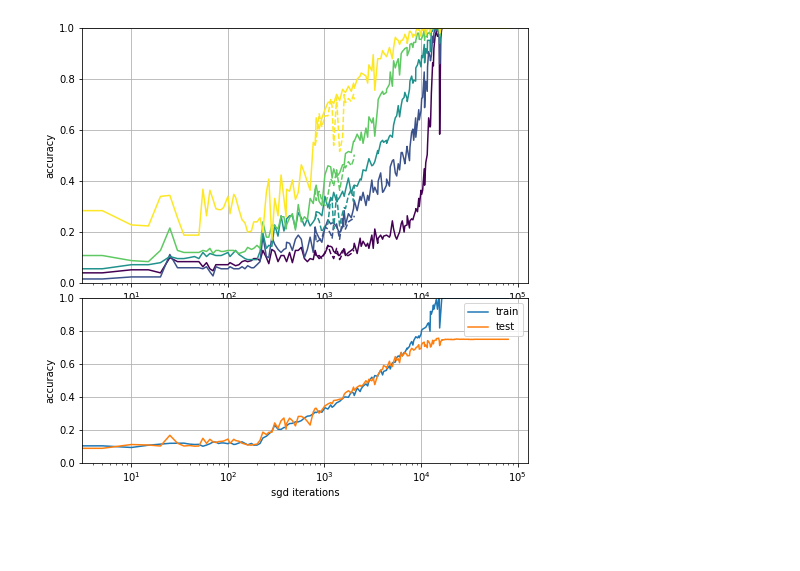
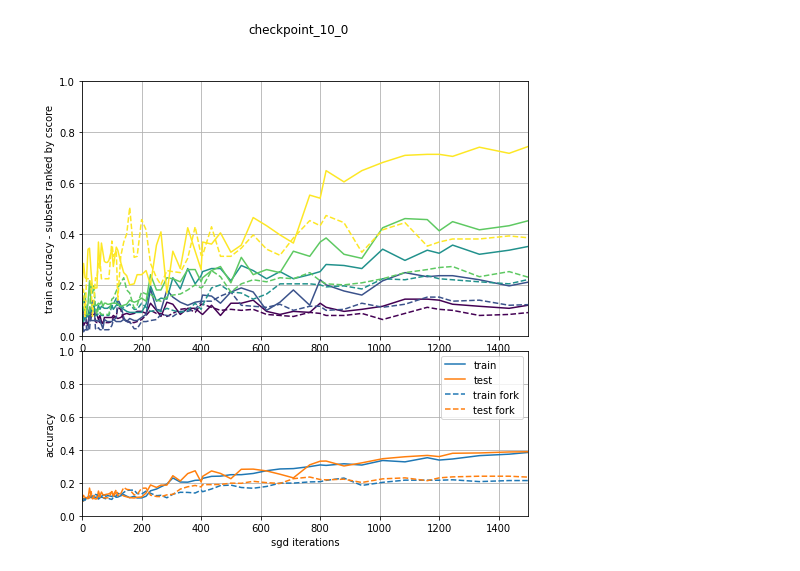
Before and after one commit to tfjgeorge/lazy_vs_hasty, a Jupyter notebook: exp_cifar/binned_cscores_acc.ipynb, the cells around one changed output. Cells and saved outputs as stored; diff of their text form; code cells hidden in the pictures; blank space fills up the shorter version.

```diff
--- a/exp_cifar/binned_cscores_acc.ipynb
+++ b/exp_cifar/binned_cscores_acc.ipynb
@@ -1,10 +1,12 @@
 # %%
+from matplotlib.colors import Normalize
 import pandas as pd
 import matplotlib.pyplot as plt
 import numpy as np
 from matplotlib.pyplot import cm
+from utils import path_to_dict
 
-path = './results/alpha=1.0,batch_size=125,depth=0,diff=0.0,diff_type=random,epochs=200,l2=0.0,lr=0.02,mom=0.0,task=cifar10_resnet18,track_accs=True,width=0'
+path = 'results/alpha=1.0,batch_size=125,depth=0,diff=0.0,diff_type=random,epochs=200,l2=0.0,lr=0.02,mom=0.0,task=cifar10_resnet18,track_accs=True,width=0'
 
 d = pd.read_pickle(os.path.join(path, 'log.pkl'))
 # %%
@@ -14,37 +24,56 @@ d_fork = pd.read_pickle(os.path.join(path_fork, 'log.pkl'))
 # %%
-accs = []
-for i, r in d.iterrows():
-    accs.append(r['train_accs'])
+def concatenate_acc_loss(d):
+    accs = []
+    losses = []
+    for i, r in d.iterrows():
+        accs.append(r['train_accs'])
+        losses.append(r['train_losses'])
 
-accs = np.array(accs)
+    accs = np.array(accs)
+    losses = np.array(losses)
+
+    return accs, losses
+
+accs, losses = concatenate_acc_loss(d)
 # %%
 accs_fork = []
+losses_fork = []
 for i, r in d_fork.iterrows():
+    losses_fork.append(r['train_losses'])
     accs_fork.append(r['train_accs'])
 
 accs_fork = np.array(accs_fork)
+losses_fork = np.array(losses_fork)
 # %%
+# xlims = (0, 20000)
+xlims = (0, 1500)
+
 plt.figure(figsize=(8, 8))
+plt.suptitle(checkpoint_name)
 plt.subplot2grid((5, 1), (0, 0), rowspan=3)
 cmap = cm.viridis(np.linspace(0, 1, 5))
 for i in range(5):
     plt.plot(d['iteration'], accs[:, i], color=cmap[i])
     plt.plot(d_fork['iteration'], accs_fork[:, i], '--', color=cmap[i])
-plt.xscale('log')
-plt.ylabel('accuracy')
+# plt.xscale('log')
+plt.xlim(*xlims)
+plt.ylabel('train accuracy - subsets ranked by cscore')
 plt.ylim(0, 1)
 plt.grid()
 
 plt.subplot2grid((5, 1), (3, 0), rowspan=2)
-plt.plot(d['iteration'], d['train_acc'], label='train')
-plt.plot(d['iteration'], d['test_acc'], label='test')
+axis_train = plt.plot(d['iteration'], d['train_acc'], label='train')
+axis_test = plt.plot(d['iteration'], d['test_acc'], label='test')
+plt.plot(d_fork['iteration'], d_fork['train_acc'], '--', label='train fork', color=axis_train[0].get_color())
+plt.plot(d_fork['iteration'], d_fork['test_acc'], '--', label='test fork', color=axis_test[0].get_color())
 plt.legend()
-plt.xscale('log')
+# plt.xscale('log')
+plt.xlim(*xlims)
 plt.xlabel('sgd iterations')
 plt.ylabel('accuracy')
 plt.ylim(0, 1)
 plt.grid()
 plt.savefig('figures/acc_bins.pdf')
 plt.show()
 # %% [output]
-[figure, old version]
+[figure, new version]
```
Also changed, not shown: parts of 6 cells of this notebook, 1 other file.
